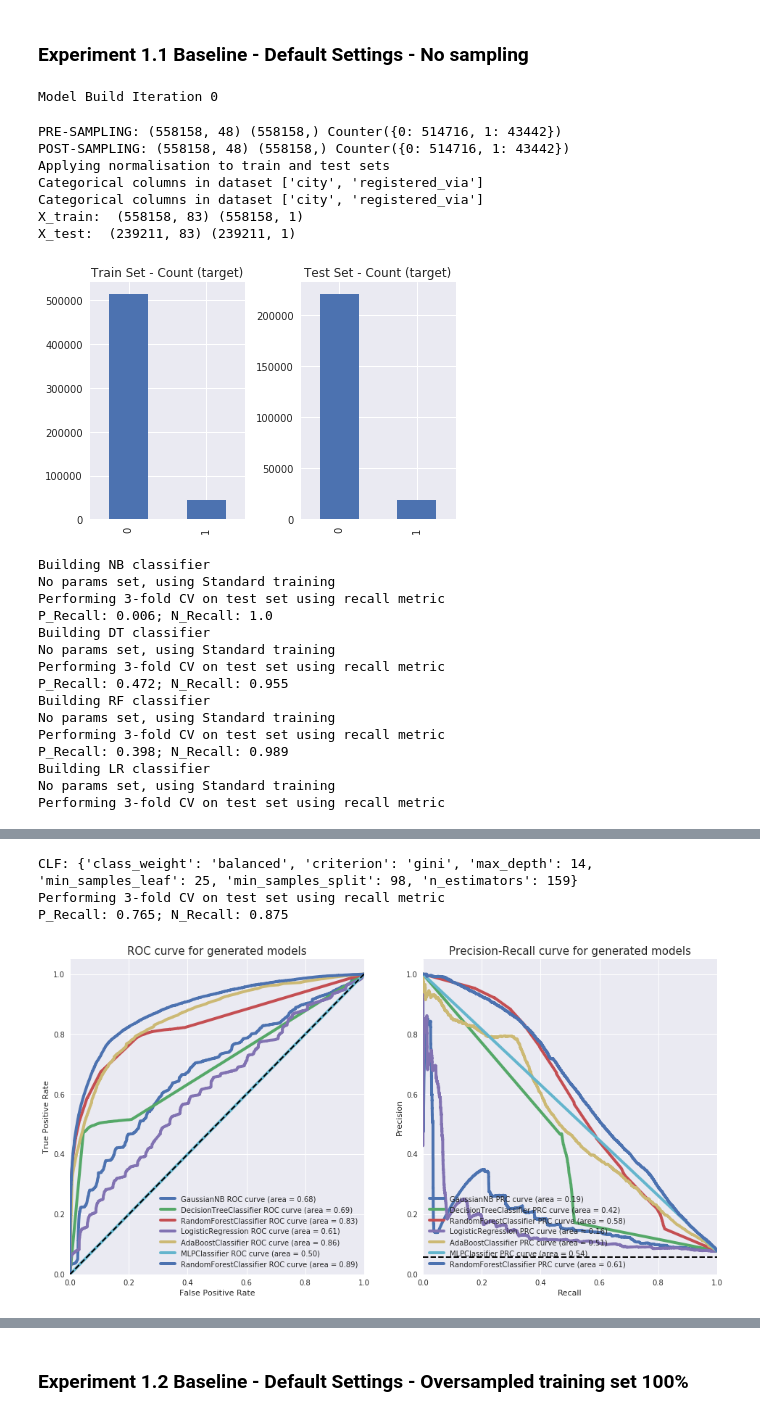
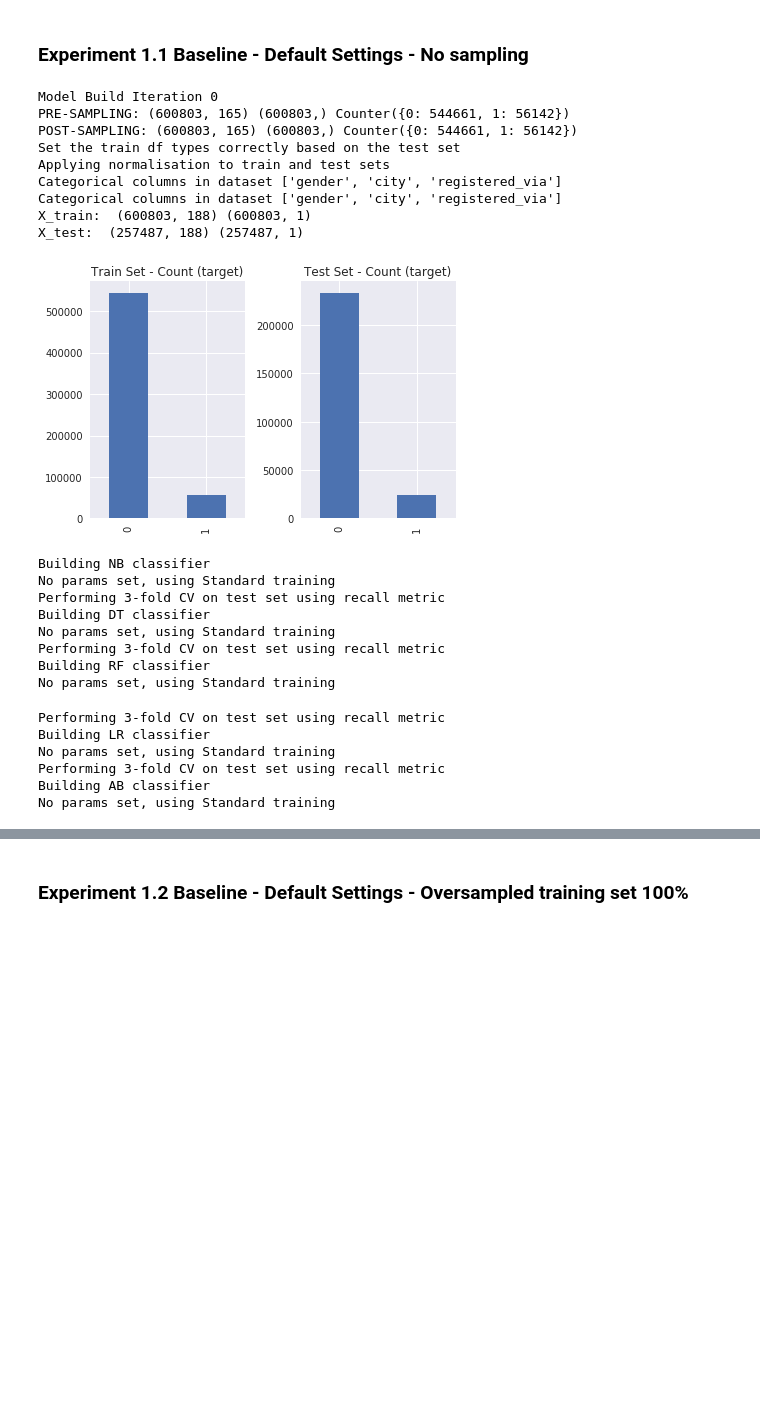
Before and after one commit to d18124313/dissertation, a Jupyter notebook: Approach 3 - WSDM Churn DFS Model + Default Model.ipynb, the cells around one changed output, grey strips where cells are left out. Drawn from its saved outputs; the diff is of its cells as text; code cells hidden in the pictures; blank space fills up the shorter version.

Commit message:
Data Prep 1 Completed

```diff
--- a/Approach 3 - WSDM Churn DFS Model + Default Model.ipynb
+++ b/Approach 3 - WSDM Churn DFS Model + Default Model.ipynb
@@ -55,0 +41,13 @@ base_dataset.head()
+# %%
+# Load the pre-split data
+
+store = pd.HDFStore('/home/dissertation/data/dfs_abt_split.h5')
+X_train = store['X_train']
+X_test = store['X_test']
+y_train = store['y_train']
+y_test = store['y_test']
+store.close()
+
+print(X_train.shape, y_train.shape)
+print(X_test.shape, y_test.shape)
+X_train.head()
@@ -94,16 +87,9 @@ classifiers = [
     ('LR', LogisticRegression(solver = 'liblinear'), {}, SCORING_METRIC),
     ('AB', AdaBoostClassifier(), {}, SCORING_METRIC),
     ('MLP', MLPClassifier(), {}, SCORING_METRIC),
-        ('RF2', RandomForestClassifier(n_jobs =-1),
-                    {'search_type': 'RANDOM_SEARCH_CV',
-                     "criterion": ["entropy","gini"],
-                     "n_estimators": sp_randint(100,200),
-                     "max_depth":sp_randint(10,30),
-                     "min_samples_leaf":sp_randint(10,50),
-                     "min_samples_split":sp_randint(10,100),
-                     "class_weight":[None, "balanced"]},
-           SCORING_METRIC),
 ]
+# %%
+cat_col= ['gender', 'city', 'registered_via']
 # %%
 all_metrics = pd.DataFrame()
 all_metrics
@@ -126,33 +100,33 @@ sample_dataset.head()
 # %%
 %%time
 sampler = ('None', DummySampler())
 
-exp_metrics = perform_experiment(base_dataset, classifiers, sampler, 1, RANDOM_STATE, cv_iter=CV_ITER,
-                                 cat_col = ['city','registered_via'])
+exp_metrics = perform_experiment(X_train, X_test, y_train, y_test, classifiers, sampler, 1,
+                                 RANDOM_STATE, cv_iter=CV_ITER, cat_col = cat_col)
 
 all_metrics = all_metrics.append(exp_metrics)
 # %% [output]
 Model Build Iteration 0
+PRE-SAMPLING: (600803, 165) (600803,) Counter({0: 544661, 1: 56142})
+POST-SAMPLING: (600803, 165) (600803,) Counter({0: 544661, 1: 56142})
+Set the train df types correctly based on the test set
+Applying normalisation to train and test sets
+Categorical columns in dataset ['gender', 'city', 'registered_via']
+Categorical columns in dataset ['gender', 'city', 'registered_via']
+X_train:  (600803, 188) (600803, 1)
+X_test:  (257487, 188) (257487, 1)
+[figure, new version]
-PRE-SAMPLING: (558158, 48) (558158,) Counter({0: 514716, 1: 43442})
-POST-SAMPLING: (558158, 48) (558158,) Counter({0: 514716, 1: 43442})
-Applying normalisation to train and test sets
-Categorical columns in dataset ['city', 'registered_via']
-Categorical columns in dataset ['city', 'registered_via']
-X_train:  (558158, 83) (558158, 1)
-X_test:  (239211, 83) (239211, 1)
+Building NB classifier
+No params set, using Standard training
+Performing 3-fold CV on test set using recall metric
+Building DT classifier
+No params set, using Standard training
+Performing 3-fold CV on test set using recall metric
+Building RF classifier
+No params set, using Standard training
-[figure, old version]
-Building NB classifier
-No params set, using Standard training
 Performing 3-fold CV on test set using recall metric
-P_Recall: 0.006; N_Recall: 1.0
-Building DT classifier
-No params set, using Standard training
-Performing 3-fold CV on test set using recall metric
-P_Recall: 0.472; N_Recall: 0.955
-Building RF classifier
-No params set, using Standard training
-Performing 3-fold CV on test set using recall metric
-P_Recall: 0.398; N_Recall: 0.989
 Building LR classifier
 No params set, using Standard training
 Performing 3-fold CV on test set using recall metric
+Building AB classifier
+No params set, using Standard training
@@ -177,4 +132,0 @@ Fitting 3 folds for each of 10 candidates, totalling 30 fits
-CLF: {'class_weight': 'balanced', 'criterion': 'gini', 'max_depth': 14, 'min_samples_leaf': 25, 'min_samples_split': 98, 'n_estimators': 159}
-Performing 3-fold CV on test set using recall metric
-P_Recall: 0.765; N_Recall: 0.875
-[figure, removed]
```
Also changed, not shown: parts of 12 cells of this notebook, 2 other files.
